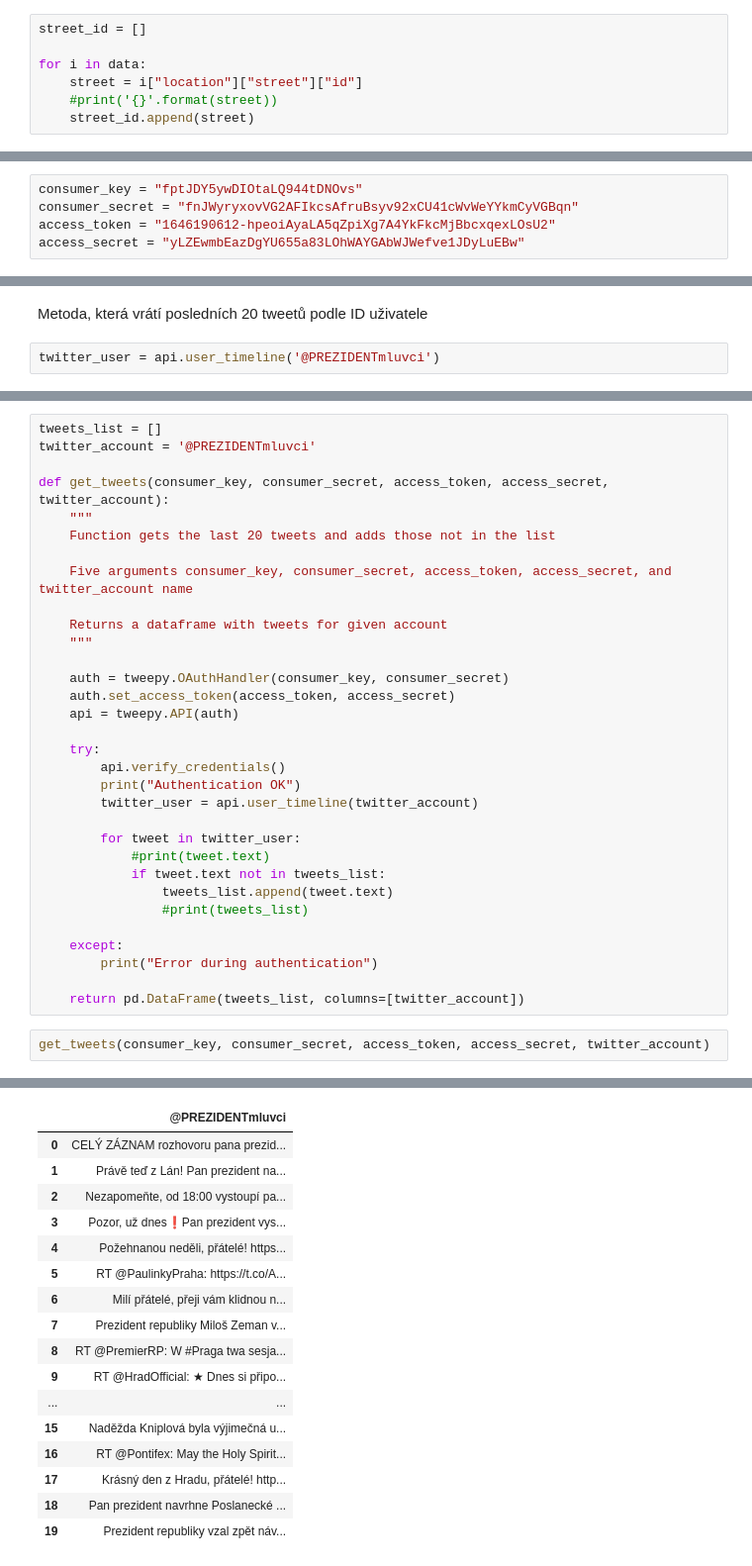
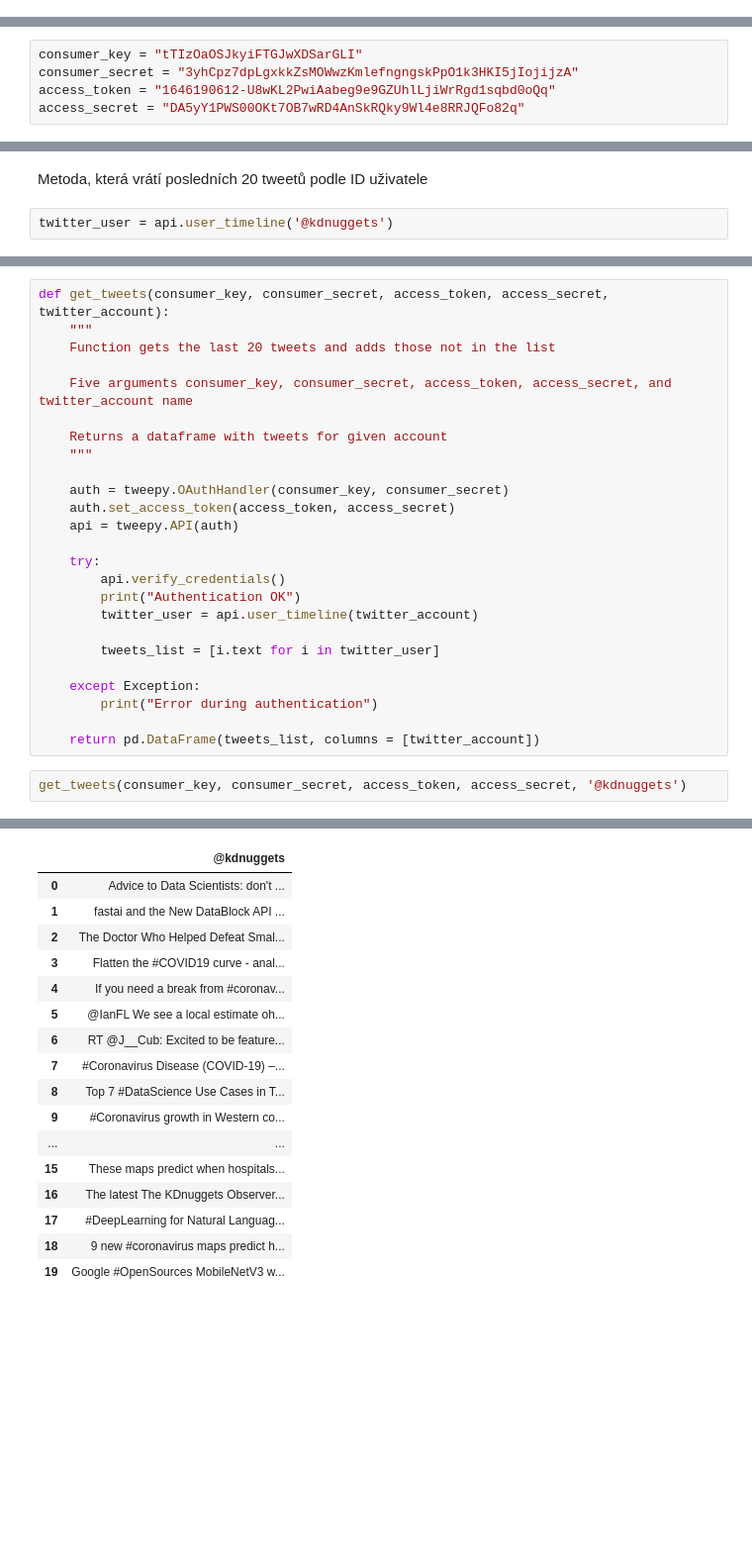
Before and after one commit to frenzymadness/naucse.python.cz, a Jupyter notebook: lessons/pydata/api/index.ipynb, the cells around one changed output, grey strips where cells are left out. Shown at 99% size. Drawn from its saved outputs; the diff is of its cells as text; blank space fills up the shorter version.

Commit message:
úpravy na základě připomínek Kuby a Lumíra

```diff
--- a/lessons/pydata/api/index.ipynb
+++ b/lessons/pydata/api/index.ipynb
@@ -292,9 +291,2 @@ for i in data:
 # %% [markdown]
 Cyklus, kterým přistupujeme k id ulice, kde došlo lustraci podezřelé(ho)
-# %%
-street_id = []
-
-for i in data:
-    street = i["location"]["street"]["id"]
-    #print('{}'.format(street))
-    street_id.append(street)
@@ -431,10 +418,10 @@ Pro získání dat z Twitteru musí náš klient projít OAuth autorizací.
 2. zaregistruje aplikaci, získá consumer_key, consumer_secret, access_token a access_secret na https://developer.twitter.com/en/apps
 3. aplikace volá API a prokazuje se consumer_key, consumer_secret, access_token a access_secret
 # %%
-consumer_key = "fptJDY5ywDIOtaLQ944tDNOvs"
-consumer_secret = "fnJWyryxovVG2AFIkcsAfruBsyv92xCU41cWvWeYYkmCyVGBqn"
-access_token = "1646190612-hpeoiAyaLA5qZpiXg7A4YkFkcMjBbcxqexLOsU2"
-access_secret = "yLZEwmbEazDgYU655a83LOhWAYGAbWJWefve1JDyLuEBw"
+consumer_key = "tTIzOaOSJkyiFTGJwXDSarGLI"
+consumer_secret = "3yhCpz7dpLgxkkZsMOWwzKmlefngngskPpO1k3HKI5jIojijzA"
+access_token = "1646190612-U8wKL2PwiAabeg9e9GZUhlLjiWrRgd1sqbd0oQq"
+access_secret = "DA5yY1PWS00OKt7OB7wRD4AnSkRQky9Wl4e8RRJQFo82q"
 # %% [markdown]
 Další krok je vytvoření instance OAuthHandleru, do kterého vložíme náš consumer token a consumer secret
 # %%
@@ -484,4 +486,4 @@ api.followers_ids('@PREZIDENTmluvci'[:10])
 # %% [markdown]
 Metoda, která vrátí posledních 20 tweetů podle ID uživatele
 # %%
-twitter_user = api.user_timeline('@PREZIDENTmluvci')
+twitter_user = api.user_timeline('@kdnuggets')
@@ -510,7 +495,4 @@ Prezident republiky vzal zpět návrh kandidáta na ombudsmana: https://t.co/Yiq
 # %%
-tweets_list = []
-twitter_account = '@PREZIDENTmluvci'
-
 def get_tweets(consumer_key, consumer_secret, access_token, access_secret, twitter_account):
     """
     Function gets the last 20 tweets and adds those not in the list
@@ -529,34 +511,30 @@ def get_tweets(consumer_key, consumer_secret, access_token, access_secret, twitt
         print("Authentication OK")
         twitter_user = api.user_timeline(twitter_account)
 
-        for tweet in twitter_user:
-            #print(tweet.text)
-            if tweet.text not in tweets_list:
-                tweets_list.append(tweet.text)
-                #print(tweets_list)
+        tweets_list = [i.text for i in twitter_user]
 
-    except:
+    except Exception:
         print("Error during authentication")
 
-    return pd.DataFrame(tweets_list, columns=[twitter_account])
+    return pd.DataFrame(tweets_list, columns = [twitter_account])
 # %%
-get_tweets(consumer_key, consumer_secret, access_token, access_secret, twitter_account)
+get_tweets(consumer_key, consumer_secret, access_token, access_secret, '@kdnuggets')
 # %% [output]
 Authentication OK
-|  | @PREZIDENTmluvci |
-| 0 | CELÝ ZÁZNAM rozhovoru pana prezid... |
-| 1 | Právě teď z Lán! Pan prezident na... |
-| 2 | Nezapomeňte, od 18:00 vystoupí pa... |
-| 3 | Pozor, už dnes❗️Pan prezident vys... |
-| 4 | Požehnanou neděli, přátelé! https... |
-| 5 | RT @PaulinkyPraha: https://t.co/A... |
-| 6 | Milí přátelé, přeji vám klidnou n... |
-| 7 | Prezident republiky Miloš Zeman v... |
-| 8 | RT @PremierRP: W #Praga twa sesja... |
-| 9 | RT @HradOfficial: ★ Dnes si připo... |
+|  | @kdnuggets |
+| 0 | Advice to Data Scientists: don't ... |
+| 1 | fastai and the New DataBlock API ... |
+| 2 | The Doctor Who Helped Defeat Smal... |
+| 3 | Flatten the #COVID19 curve - anal... |
+| 4 | If you need a break from #coronav... |
+| 5 | @IanFL We see a local estimate oh... |
+| 6 | RT @J__Cub: Excited to be feature... |
+| 7 | #Coronavirus Disease (COVID-19) –... |
+| 8 | Top 7 #DataScience Use Cases in T... |
+| 9 | #Coronavirus growth in Western co... |
 | ... | ... |
-| 15 | Naděžda Kniplová byla výjimečná u... |
-| 16 | RT @Pontifex: May the Holy Spirit... |
-| 17 | Krásný den z Hradu, přátelé! http... |
-| 18 | Pan prezident navrhne Poslanecké ... |
-| 19 | Prezident republiky vzal zpět náv... |
+| 15 | These maps predict when hospitals... |
+| 16 | The latest The KDnuggets Observer... |
+| 17 | #DeepLearning for Natural Languag... |
+| 18 | 9 new #coronavirus maps predict h... |
+| 19 | Google #OpenSources MobileNetV3 w... |
```
Also changed, not shown: parts of 36 cells of this notebook, 1 other file.
